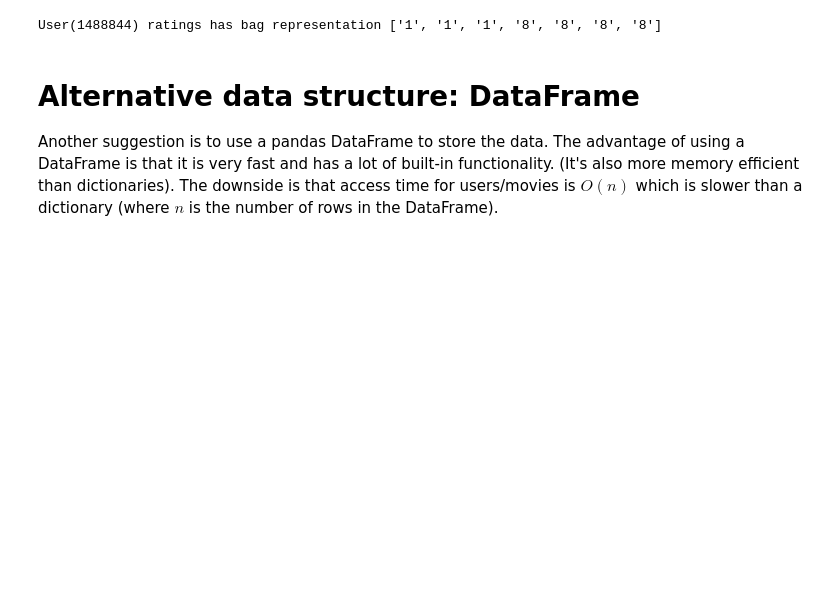
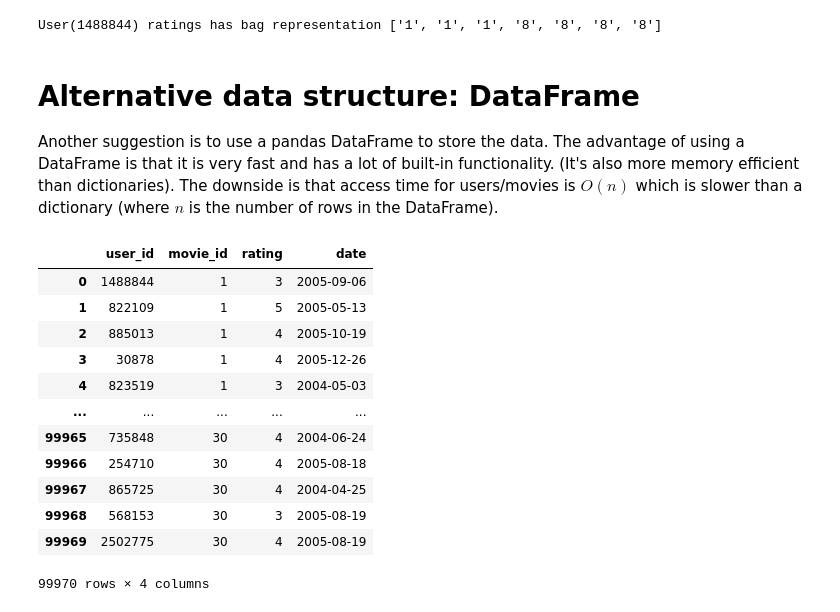
Before and after one commit to MarcusGalea/netflix_recommendation_project, a Jupyter notebook: scripts/loading_and_preprocessing.ipynb, the cells around one changed output. Drawn from its saved outputs; the diff is of its cells as text; code cells hidden in the pictures; blank space fills up the shorter version.

```diff
--- a/scripts/loading_and_preprocessing.ipynb
+++ b/scripts/loading_and_preprocessing.ipynb
@@ -171,8 +171,22 @@ User(1488844) ratings has bag representation ['1', '1', '1', '8', '8', '8', '8']
 # Alternative data structure: DataFrame
 Another suggestion is to use a pandas DataFrame to store the data. The advantage of using a DataFrame is that it is very fast and has a lot of built-in functionality. (It's also more memory efficient than dictionaries). The downside is that access time for users/movies is $O(n)$ which is slower than a dictionary (where $n$ is the number of rows in the DataFrame).
 # %%
-# df = read_df(datapath, datafiles=datafiles, n_lines=100000)
-# df
+df = read_df(datapath, datafiles=datafiles, n_lines=100000)
+df.set_index('user_id', inplace=True)
+# %% [output]
+|  | user_id | movie_id | rating | date |
+| 0 | 1488844 | 1 | 3 | 2005-09-06 |
+| 1 | 822109 | 1 | 5 | 2005-05-13 |
+| 2 | 885013 | 1 | 4 | 2005-10-19 |
+| 3 | 30878 | 1 | 4 | 2005-12-26 |
+| 4 | 823519 | 1 | 3 | 2004-05-03 |
+| ... | ... | ... | ... | ... |
+| 99965 | 735848 | 30 | 4 | 2004-06-24 |
+| 99966 | 254710 | 30 | 4 | 2005-08-18 |
+| 99967 | 865725 | 30 | 4 | 2004-04-25 |
+| 99968 | 568153 | 30 | 3 | 2005-08-19 |
+| 99969 | 2502775 | 30 | 4 | 2005-08-19 |
+99970 rows × 4 columns
 # %%
 # #all ratings for user 1488844
 # df[df.user_id == "1488844"]
```
Also changed, not shown: 3 other files.
